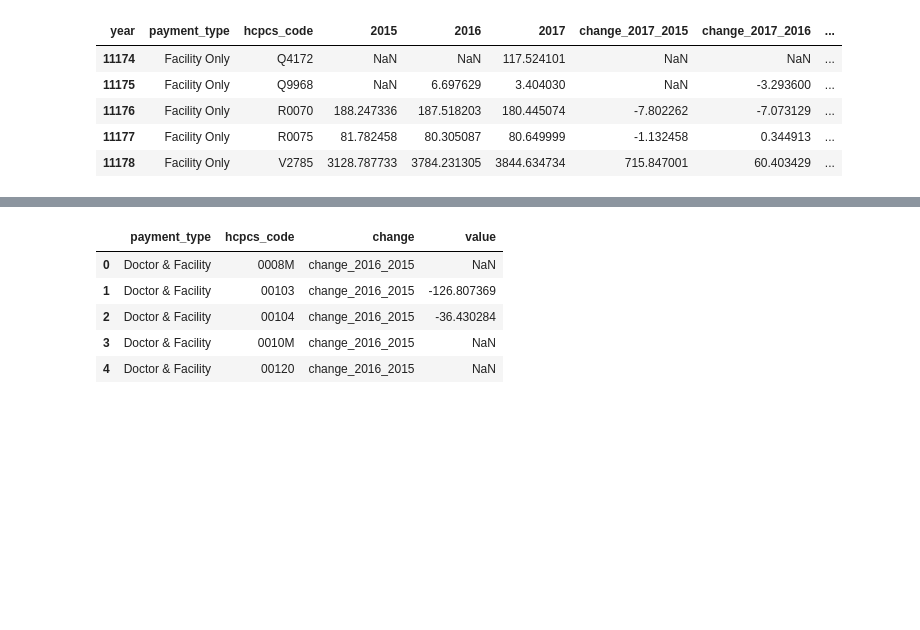
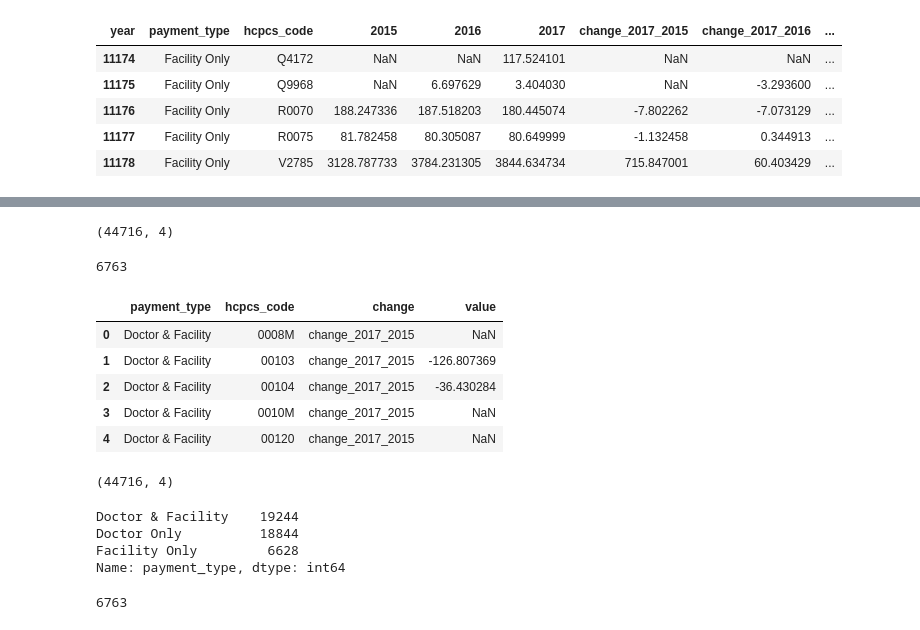
Before and after one commit to arikhursheed/healthcare-bluebook-phoenix, a Jupyter notebook: notebooks/payments_analysis.ipynb, the cells around one changed output, grey strips where cells are left out. Cells and saved outputs as stored; diff of their text form; code cells hidden in the pictures; blank space fills up the shorter version.

```diff
--- a/notebooks/payments_analysis.ipynb
+++ b/notebooks/payments_analysis.ipynb
@@ -164,3 +171,5 @@ df_avg_pmt_pvt.tail()
 | 11176 | Facility Only | R0070 | 188.247336 | 187.518203 | 180.445074 | -7.802262 | -7.073129 | ... |
 | 11177 | Facility Only | R0075 | 81.782458 | 80.305087 | 80.649999 | -1.132458 | 0.344913 | ... |
 | 11178 | Facility Only | V2785 | 3128.787733 | 3784.231305 | 3844.634734 | 715.847001 | 60.403429 | ... |
+# %%
+df_avg_pmt_pvt['abs_change_2015_2017'] = abs(df_avg_pmt_pvt.change_2017_2015)
@@ -172,10 +193,36 @@ df_avg_pmt_melt = pd.melt(df_avg_pmt_pvt,
                          var_name = 'change')
 # %%
-df_avg_pmt_melt.head()
+df_avg_pmt_melt.shape
 # %% [output]
-|  | payment_type | hcpcs_code | change | value |
-| 0 | Doctor & Facility | 0008M | change_2016_2015 | NaN |
-| 1 | Doctor & Facility | 00103 | change_2016_2015 | -126.807369 |
-| 2 | Doctor & Facility | 00104 | change_2016_2015 | -36.430284 |
-| 3 | Doctor & Facility | 0010M | change_2016_2015 | NaN |
-| 4 | Doctor & Facility | 00120 | change_2016_2015 | NaN |
+(44716, 4)
+# %%
+
+df_avg_pmt_melt.hcpcs_code.nunique()
+# %% [output]
+6763
+# %%
+df_avg_pmt_melt_tot_change = df_avg_pmt_melt.loc[df_avg_pmt_melt['change'] == 'change_2017_2015']
+
+df_avg_pmt_melt_tot_change.head()
+# %% [output]
+|  | payment_type | hcpcs_code | change | value |
+| 0 | Doctor & Facility | 0008M | change_2017_2015 | NaN |
+| 1 | Doctor & Facility | 00103 | change_2017_2015 | -126.807369 |
+| 2 | Doctor & Facility | 00104 | change_2017_2015 | -36.430284 |
+| 3 | Doctor & Facility | 0010M | change_2017_2015 | NaN |
+| 4 | Doctor & Facility | 00120 | change_2017_2015 | NaN |
+# %%
+df_avg_pmt_melt_tot_change.shape
+# %% [output]
+(44716, 4)
+# %%
+df_avg_pmt_melt_tot_change.payment_type.value_counts()
+# %% [output]
+Doctor & Facility    19244
+Doctor Only          18844
+Facility Only         6628
+Name: payment_type, dtype: int64
+# %%
+df_avg_pmt_melt_tot_change.hcpcs_code.nunique()
+# %% [output]
+6763
```
Also changed, not shown: parts of 8 cells of this notebook, 2 other files.
